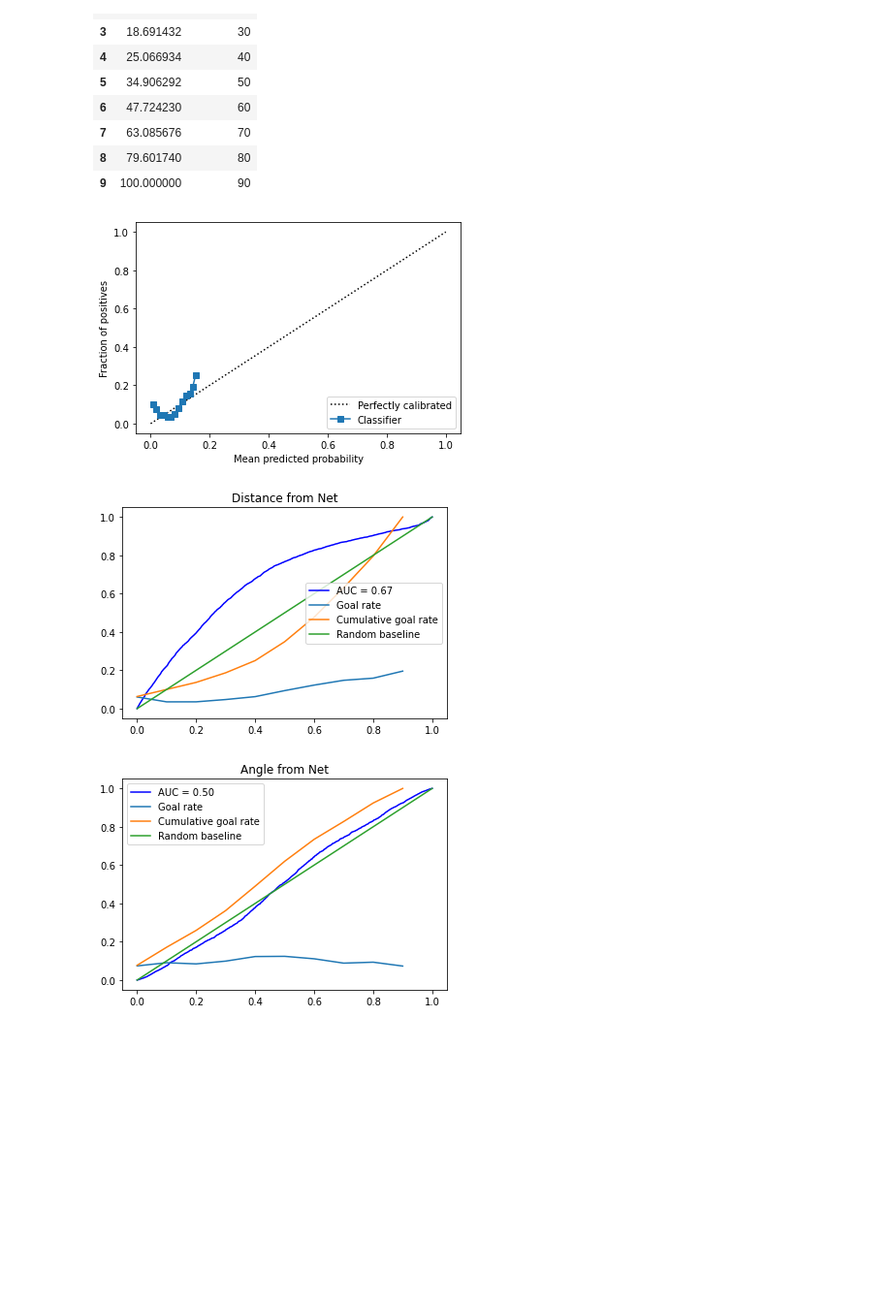
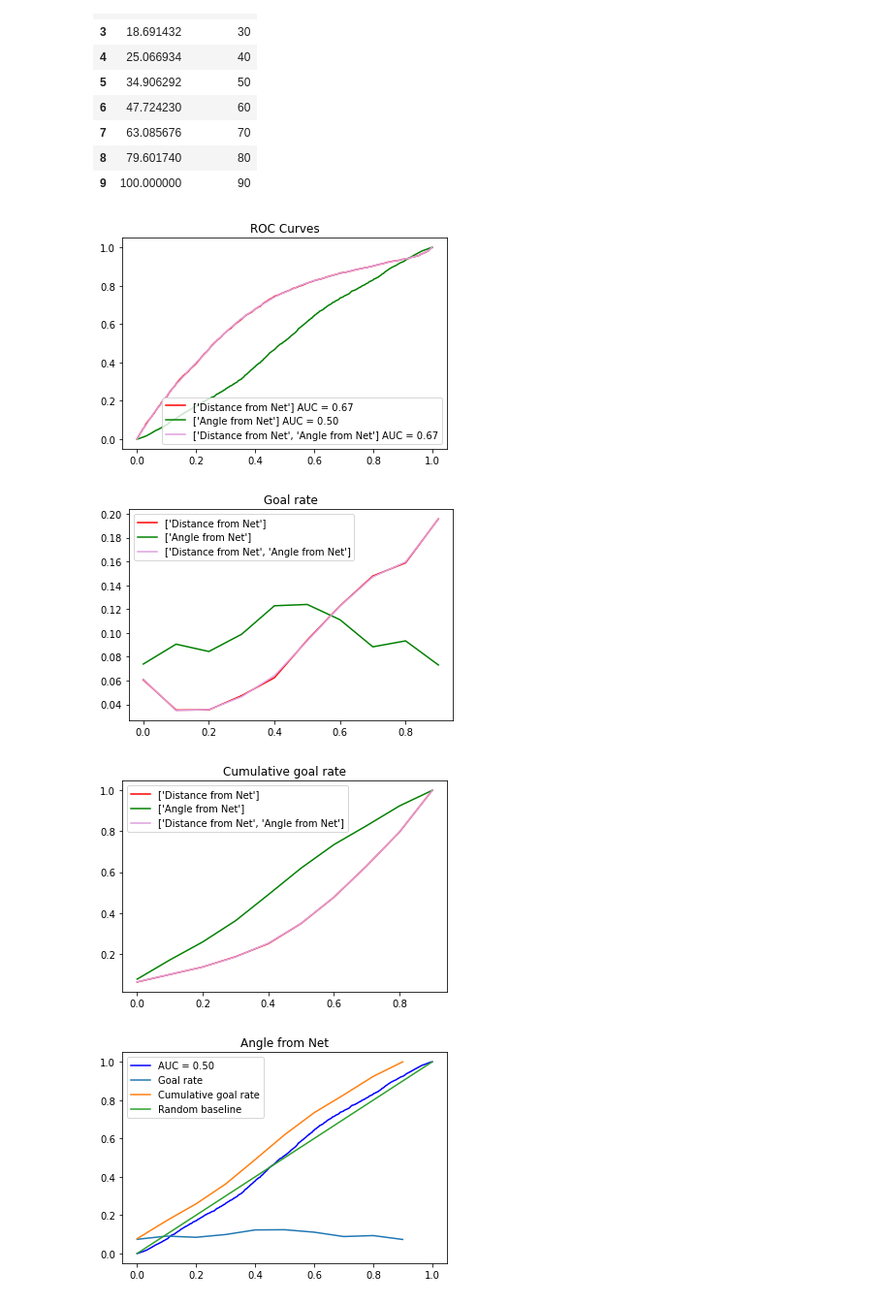
Before and after one commit to IreneZhou0129/IFT6758_m1, a Jupyter notebook: notebooks/m2_q3.ipynb, the cells around one changed output. Shown at 97% size. Saved outputs shown, nothing was run; the diff lists cells and outputs as text; code cells hidden in the pictures; blank space fills up the shorter version.

```diff
--- a/notebooks/m2_q3.ipynb
+++ b/notebooks/m2_q3.ipynb
@@ -303,87 +315,57 @@ cumulative_rate
 | 7 | 63.085676 | 70 |
 | 8 | 79.601740 | 80 |
 | 9 | 100.000000 | 90 |
-# %%
-# reliability diagram
-def plot_calibration(df):
-
-    disp = CalibrationDisplay.from_predictions(df['Is Goal'], df['Goal prob'],n_bins=80)
-
-plot_calibration(perc_df)
-# %% [output]
-[figure, removed]
 # %%
 # ==========================================================================================
 # Question 3:
 # ==========================================================================================
-def logistic_reg(X, y, features=['Distance from Net']):
+def logistic_reg(X, y):
     '''
     :params features: A list. Possible items are 'Distance from Net', 'Angle from Net', and both.
     '''
-    #--------------------------------------
-    # Training model
-    #--------------------------------------
-    # Create a training and validation split
-    X_train, X_test, y_train, y_test = train_test_split(X[features],y,test_size=0.20,random_state=50)
 
-    #--------------------------------------
-    # Calculate goal probability
-    #--------------------------------------
-    probs = q3_2(X, y, features)
-    is_goal = probs[:,1]
+    X_train, X_test, y_train, y_test = train_test_split(X['Distance from Net'],y,test_size=0.20,random_state=50)
+
+    feature_color_dict = {
+        1: [['Distance from Net'], 'r'],
+        2: [['Angle from Net'], 'g'],
+        3: [['Distance from Net', 'Angle from Net'], 'plum']
+        }
 
     #--------------------------------------
     # ROC
     #--------------------------------------
-    fpr, tpr, threshold = metrics.roc_curve(y_test, is_goal)
-    roc_auc = metrics.auc(fpr, tpr)
-    plt.plot(
-        fpr,
-        tpr,
-        'b',
-        label = 'AUC = %0.2f' % roc_auc)
+    plot_roc(feature_color_dict)
+    plt.show()
 
     #--------------------------------------
     # Goal rate
     #--------------------------------------
-    perc_df = get_percentile(X, y, probs, features)
-    goal_rate_df = get_rate(perc_df)
-    plt.plot(
-        goal_rate_df['Percentile']/100,
-        goal_rate_df['Rate']/100,
-        label = 'Goal rate'
-    )
+    plot_goal_rate(feature_color_dict)
+    plt.show()
 
     #--------------------------------------
     # Cumulative proportion of goals
     #--------------------------------------
-    cumulative_rate = get_rate(perc_df, function_type='cumulative_rate')
-    plt.plot(
-        cumulative_rate['Percentile']/100,
-        cumulative_rate['Rate']/100,
-        label = 'Cumulative goal rate'
-    )
+    plot_cumulative_rate(feature_color_dict)
+    plt.show()
 
     #--------------------------------------
-    # Random baseline
+    # Calibration
     #--------------------------------------
-    plt.plot(
-        [0, 1],
-        [0, 1],
-        label='Random baseline')
+    # disp = CalibrationDisplay.from_predictions(perc_df['Is Goal'],
+    #                                            perc_df['Goal prob'],n_bins=100)
+    # plt.show()
 
-    if len(features)==2:
-        title = 'Feature: Distance and Angle'
-    else:
-        title = features[0]
-
-    plt.title(title)
-    plt.legend()
+    # plt.title(title)
+    # plt.legend()
 
 
 distance_only = logistic_reg(X, y)
 # %% [output]
-[figure, old version]
+[figure, new version]
+[figure, added]
+[figure, added]
 # %%
 angle_only = logistic_reg(X, y, features=['Angle from Net'])
 # %% [output]
```
Also changed, not shown: parts of 7 cells of this notebook.
